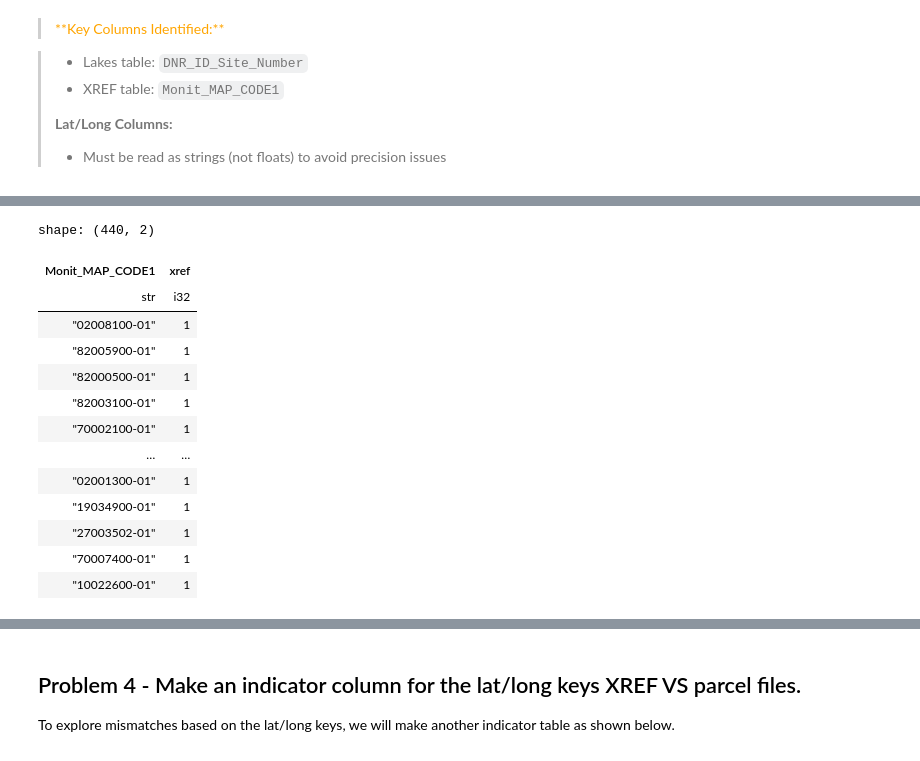
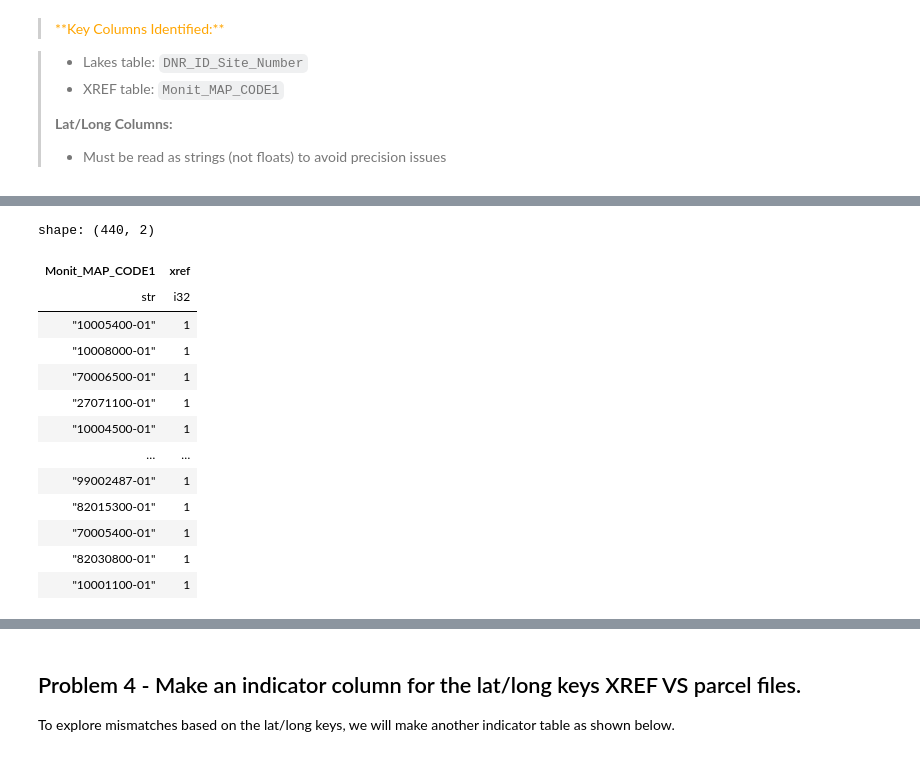
Before and after one commit to garettprestholdt/326_Final, a Jupyter notebook: Project_2_Lab_2_Exploring_the_join_strategy_V2.ipynb, the cells around one changed output, grey strips where cells are left out. Cells and saved outputs as stored; diff of their text form; code cells hidden in the pictures.

```diff
--- a/Project_2_Lab_2_Exploring_the_join_strategy_V2.ipynb
+++ b/Project_2_Lab_2_Exploring_the_join_strategy_V2.ipynb
@@ -148,29 +148,29 @@ shape: (349, 3)
 # %%
 (
     xref_keys := pl.scan_csv(
-        './data/Parcel_Lake_Monitoring_Site_Xref.txt',
+        './data/raw_data/Parcel_Lake_Monitoring_Site_Xref.txt',
         separator='\t'
     )
     .select('Monit_MAP_CODE1')
     .unique()
     .with_columns(pl.lit(1).alias('xref'))
     .collect()
 )
 # %% [output]
 shape: (440, 2)
 | Monit_MAP_CODE1 | xref |
 | str | i32 |
-| "02008100-01" | 1 |
-| "82005900-01" | 1 |
-| "82000500-01" | 1 |
-| "82003100-01" | 1 |
-| "70002100-01" | 1 |
+| "10005400-01" | 1 |
+| "10008000-01" | 1 |
+| "70006500-01" | 1 |
+| "27071100-01" | 1 |
+| "10004500-01" | 1 |
 | … | … |
-| "02001300-01" | 1 |
-| "19034900-01" | 1 |
-| "27003502-01" | 1 |
-| "70007400-01" | 1 |
-| "10022600-01" | 1 |
+| "99002487-01" | 1 |
+| "82015300-01" | 1 |
+| "70005400-01" | 1 |
+| "82030800-01" | 1 |
+| "10001100-01" | 1 |
 # %%
 (
     indicator_table := lakes_keys.join(
```
Also changed, not shown: parts of 13 cells of this notebook, 1 other file.
